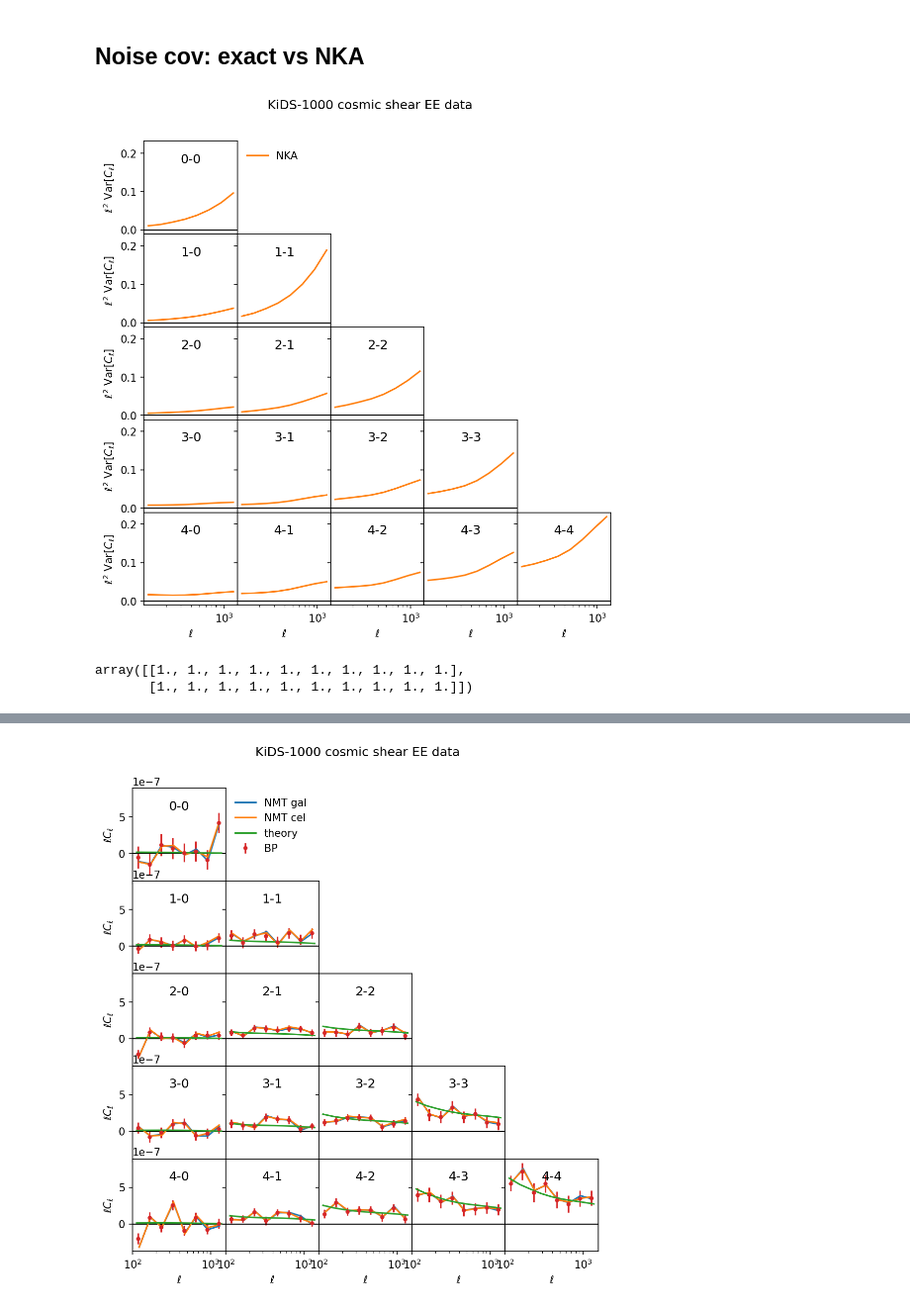
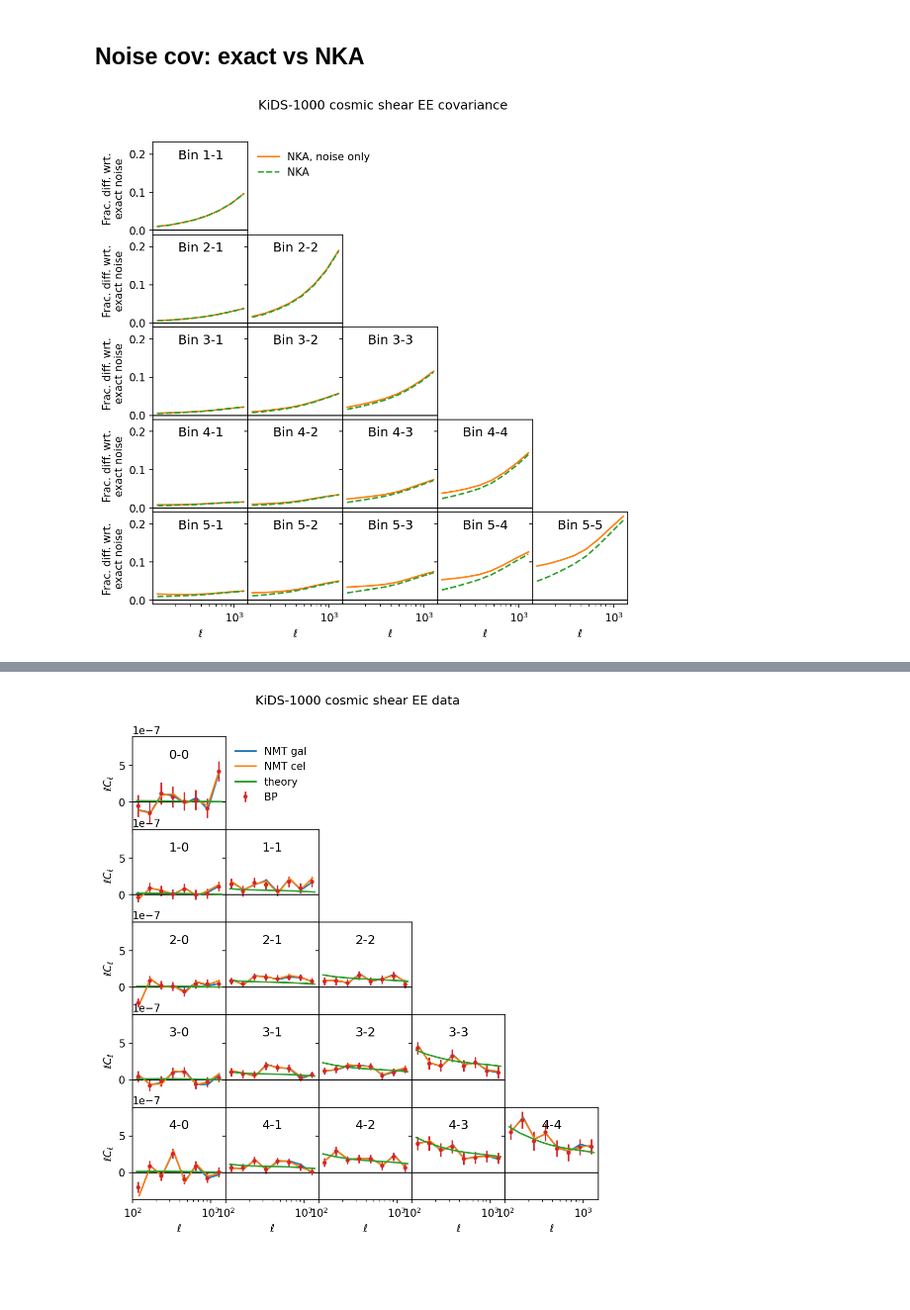
Before and after one commit to tilmantroester/KiDS-1000xtSZ, a Jupyter notebook: notebooks/analyse_chains.ipynb, the cells around one changed output, grey strips where cells are left out. Shown at 99% size. Drawn from its saved outputs; the diff is of its cells as text; code cells hidden in the pictures; blank space fills up the shorter version.

Commit message:
Exact noise mixed term, gaussian cov rerun

```diff
--- a/notebooks/analyse_chains.ipynb
+++ b/notebooks/analyse_chains.ipynb
@@ -781,46 +796,53 @@ fig.savefig("plots/bp_vs_pCl_window_functions.png", transparent=False, dpi=300)
 import healpy
 # %%
 noise_exact = np.loadtxt("../results/measurements/shear_KiDS1000_shear_KiDS1000/likelihood/covariance_gaussian_exact_noise_EE.txt")
+noise_exact_mixed_terms = np.loadtxt("../results/measurements/shear_KiDS1000_shear_KiDS1000/likelihood/covariance_gaussian_exact_noise_mixed_terms_EE.txt")
+# noise_exact_mixed_terms *= healpy.nside2pixarea(2048)**2
+
 noise_nka = np.loadtxt("../results/measurements/shear_KiDS1000_shear_KiDS1000/likelihood/covariance_gaussian_noise_EE.txt")
 sva_nka = np.loadtxt("../results/measurements/shear_KiDS1000_shear_KiDS1000/likelihood/covariance_gaussian_sva_EE.txt")
 gaussian_nka = np.loadtxt("../results/measurements/shear_KiDS1000_shear_KiDS1000/likelihood/covariance_gaussian_EE.txt")
+mixed_terms_nka = gaussian_nka - sva_nka - noise_nka
+
+gaussian_noise_exact = noise_exact + noise_exact_mixed_terms + sva_nka
+
 
 var_noise_exact = np.diag(noise_exact).reshape(-1, n_ell_bin).T
+var_noise_exact_mixed_terms = np.diag(noise_exact_mixed_terms).reshape(-1, n_ell_bin).T
+
 var_noise_nka = np.diag(noise_nka).reshape(-1, n_ell_bin).T
 var_sva_nka = np.diag(sva_nka).reshape(-1, n_ell_bin).T
+var_mixed_terms_nka = np.diag(var_sva_nka).reshape(-1, n_ell_bin).T
+
 var_gaussian_nka = np.diag(gaussian_nka).reshape(-1, n_ell_bin).T
+var_gaussian_exact_noise = np.diag(gaussian_noise_exact).reshape(-1, n_ell_bin).T
 
-plot_cosmic_shear(Cls=[{"name"        : "Exact",
+plot_cosmic_shear(Cls=[{"name"        : "Exact noise, noise only",
                         "X"           : ell['EE'],
                         "Y"           : var_noise_exact,
                         "hidden"      : True,
                         "plot_kwargs" : {"c": "C0",}},
+                       {"name"        : "NKA, noise only",
+                        "X"           : ell["EE"],
+                        "Y"           : var_noise_nka,
+                        "ratio_wrt"   : "Exact noise, noise only",
+                        "plot_kwargs" : {"c": "C1"}},
                        {"name"        : "NKA",
                         "X"           : ell["EE"],
-                        "Y"           : var_noise_nka,
-                        "ratio_wrt"   : "Exact",
-                        "plot_kwargs" : {"c": "C1"}},
-                     #   {"name"        : "NKA Gaussian",
-                     #    "X"           : ell["EE"],
-                     #    "Y"           : var_gaussian_nka,
-                     #    "plot_kwargs" : {"c": "C2", "ls": "--"}},
-                     #   {"name"        : "NKA SVA",
-                     #    "X"           : ell["EE"],
-                     #    "Y"           : var_sva_nka,
-                     #    "plot_kwargs" : {"c": "C3", "ls": "--"}},
+                        "Y"           : var_gaussian_nka,
+                        "ratio_wrt"   : "Exact noise",
+                        "plot_kwargs" : {"c": "C2", "ls": "--"}},
+                       {"name"        : "Exact noise",
+                        "X"           : ell["EE"],
+                        "Y"           : var_gaussian_exact_noise,
+                        "hidden"      : True,
+                        "plot_kwargs" : {"c": "C3", "ls": "--"}},
                        ],
-                       y_label="$\\ell^2$ Var[$C_\\ell$]",
+                    #    y_label="$\\ell^2$ Var[$C_\\ell$]",
+                       y_label="Frac. diff. wrt.\nexact noise",
                        scaling=lambda x: x**2,
-                    #    filename="plots/bp_vs_pCl.png",
-                       probe="EE",
+                       filename="plots/cov_exact_noise_vs_nka_ratio.png",
+                       title="KiDS-1000 cosmic shear EE covariance",
                        x_range=(100, 1500), sharey=True)
 # %% [output]
-[figure, old version]
+[figure, new version]
-# %%
-Cl_0 = np.zeros(10)
-Cl_1 = np.ones_like(Cl_0)
-
-np.array([Cl_0, Cl_1]) + np.array([Cl_1, Cl_0])
-# %% [output]
-array([[1., 1., 1., 1., 1., 1., 1., 1., 1., 1.],
-       [1., 1., 1., 1., 1., 1., 1., 1., 1., 1.]])
```
Also changed, not shown: parts of 6 cells of this notebook, 8 other files.
